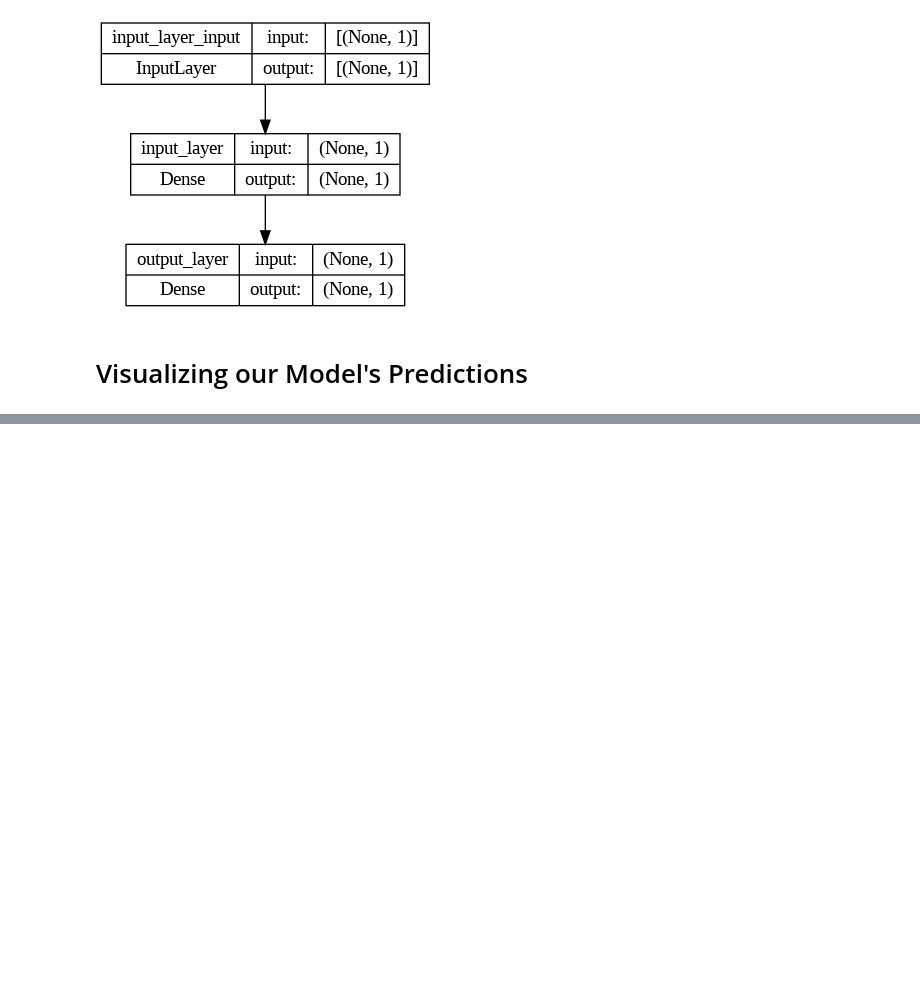
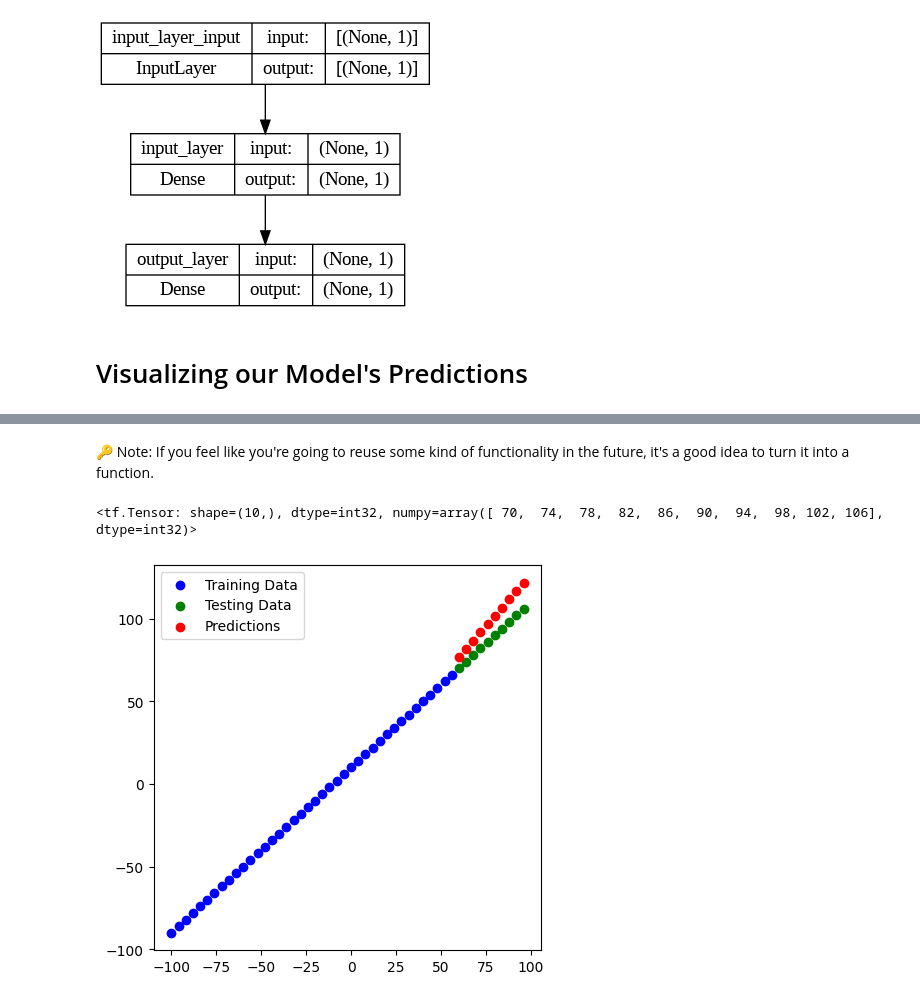
Before and after one commit to MusadaqTanvir/TensforFlowCodes, a Jupyter notebook: 01_Neural_Network_with_TF.ipynb, the cells around one changed output, grey strips where cells are left out. Cells and saved outputs as stored; diff of their text form; code cells hidden in the pictures; blank space fills up the shorter version.

```diff
--- a/01_Neural_Network_with_TF.ipynb
+++ b/01_Neural_Network_with_TF.ipynb
@@ -287,0 +293,3 @@ y_test = y[40:]
+# %%
+X_test = tf.reshape(tf.constant(X_test),shape=(10,1))
+X_test
@@ -305,11 +325,12 @@ plt.legend()
 [figure]
 # %%
 # Let's create a neural network for our model
+tf.random.set_seed(42)
 model = tf.keras.Sequential([
-    tf.keras.layers.Dense(units=1,input_shape=(1,),name="input_layer"),
+    tf.keras.layers.Dense(units=1,name="input_layer"),
     tf.keras.layers.Dense(units=1,name="output_layer")
 ],name="MyModel")
 
 model.compile(loss=tf.keras.losses.MAE,optimizer=tf.keras.optimizers.SGD(),metrics=['mae'])
 
-#model.fit(X_train,y_train,epochs=100)
+model.fit(X_train,y_train,epochs=100)
@@ -354,0 +399,4 @@ plot_model(model=model,show_shapes=True)
+# %%
+# Make Some Predictions
+y_predictions = model.predict(X_test)
+y_predictions
@@ -354,0 +415,20 @@ plot_model(model=model,show_shapes=True)
+# %% [markdown]
+🔑 Note: If you feel like you're going to reuse some kind of functionality in the future, it's a good idea to turn it into a function.
+# %%
+y_test
+# %% [output]
+<tf.Tensor: shape=(10,), dtype=int32, numpy=array([ 70,  74,  78,  82,  86,  90,  94,  98, 102, 106], dtype=int32)>
+# %%
+# Making Plot predictions
+def plot_predictions(train_data=X_train,train_labels=y_train,test_data=X_test,test_labels=y_test,predictions=y_predictions):
+  plt.figure(figsize=(5,5))
+
+  plt.scatter(train_data,train_labels,c='b',label="Training Data")
+  plt.scatter(test_data,test_labels,c='g',label="Testing Data")
+  plt.scatter(test_data,predictions,c='r',label="Predictions")
+  plt.legend()
+  plt.show()
+# %%
+plot_predictions(X_train,y_train,X_test,y_test,y_predictions)
+# %% [output]
+[figure, added]
```
Also changed, not shown: parts of 54 cells of this notebook.
